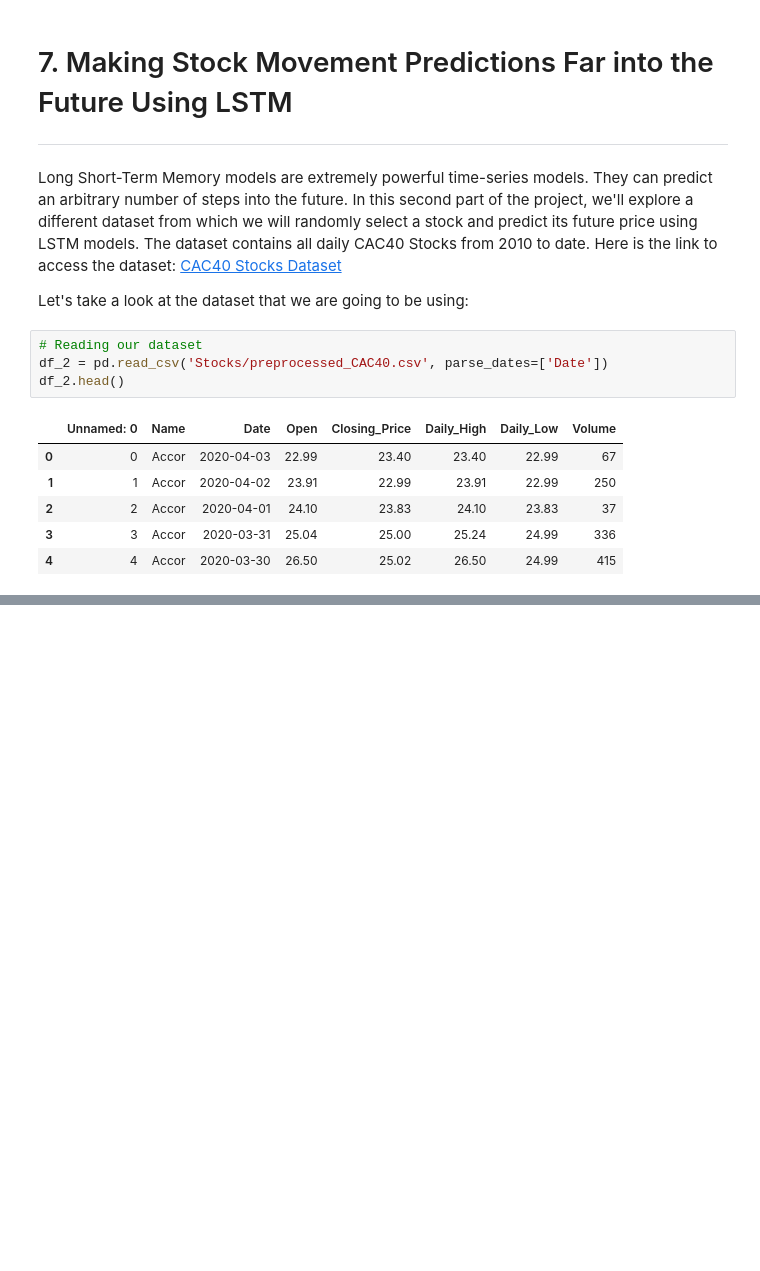
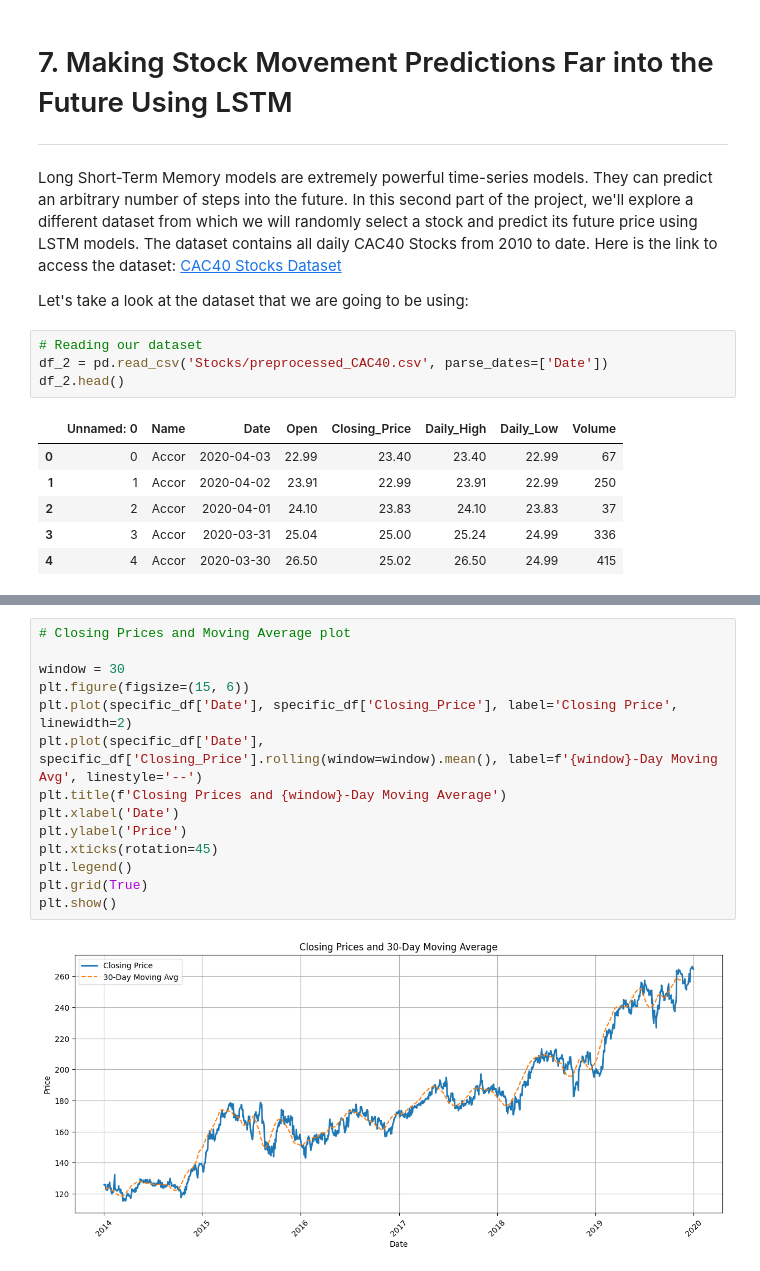
Before and after one commit to Ignacio-Antequera/Stock-Market-Predictions-with-LSTM-Neural-Networks, a Jupyter notebook: Stock Market - LSTM Neural Networks.ipynb, the cells around one changed output, grey strips where cells are left out. Saved outputs shown, nothing was run; the diff lists cells and outputs as text; blank space fills up the shorter version.

```diff
--- a/Stock Market - LSTM Neural Networks.ipynb
+++ b/Stock Market - LSTM Neural Networks.ipynb
@@ -411,0 +483,16 @@ df_2.head()
+# %%
+# Closing Prices and Moving Average plot
+
+window = 30
+plt.figure(figsize=(15, 6))
+plt.plot(specific_df['Date'], specific_df['Closing_Price'], label='Closing Price', linewidth=2)
+plt.plot(specific_df['Date'], specific_df['Closing_Price'].rolling(window=window).mean(), label=f'{window}-Day Moving Avg', linestyle='--')
+plt.title(f'Closing Prices and {window}-Day Moving Average')
+plt.xlabel('Date')
+plt.ylabel('Price')
+plt.xticks(rotation=45)
+plt.legend()
+plt.grid(True)
+plt.show()
+# %% [output]
+[figure, added]
```
Also changed, not shown: parts of 10 cells of this notebook.
